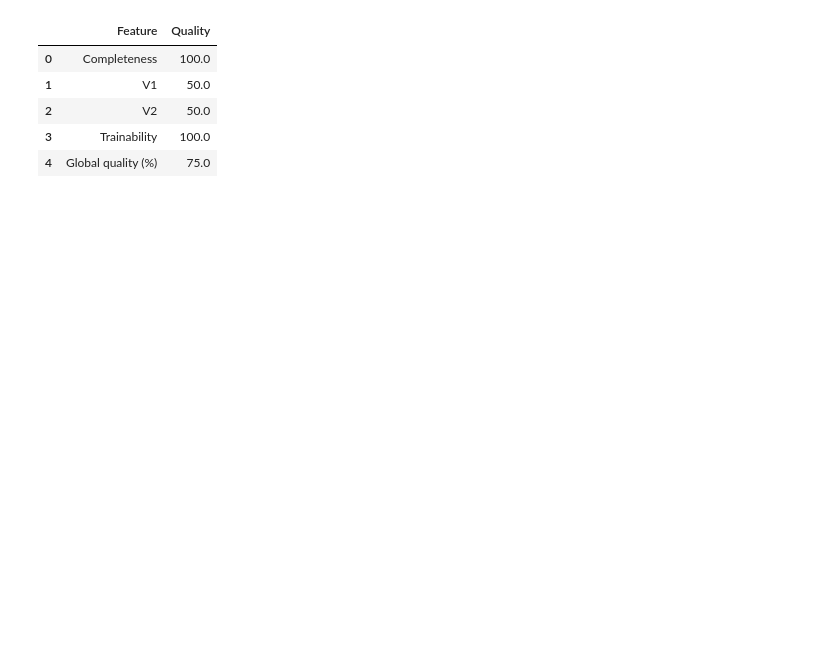
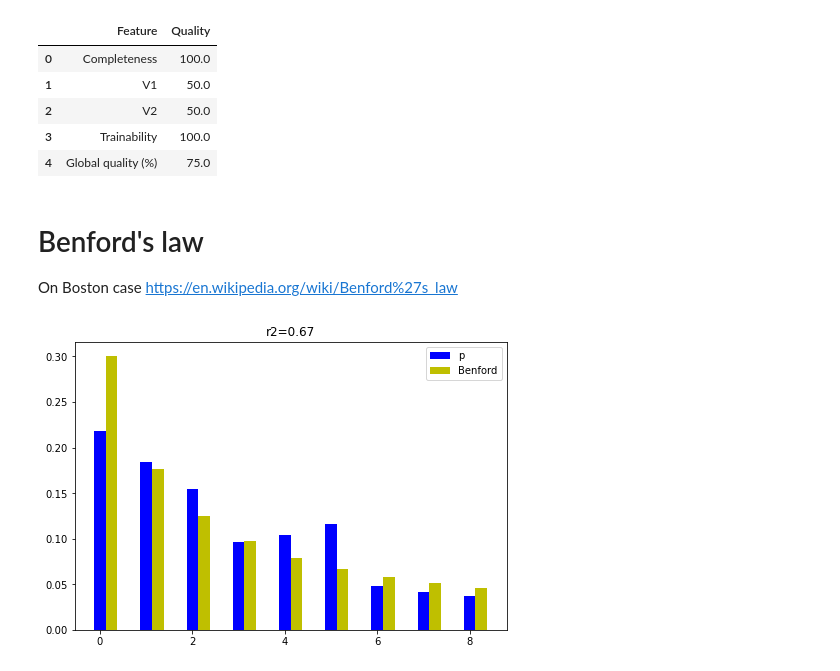
Before and after one commit to l0d0v1c/Data-quality-score, a Jupyter notebook: DQS.ipynb, the cells around one changed output. Drawn from its saved outputs; the diff is of its cells as text; code cells hidden in the pictures; blank space fills up the shorter version.

Commit message:
benford

```diff
--- a/DQS.ipynb
+++ b/DQS.ipynb
@@ -116,3 +113,52 @@ dataquality(df,granulo=500)
 | 2 | V2 | 50.0 |
 | 3 | Trainability | 100.0 |
 | 4 | Global quality (%) | 75.0 |
+# %% [markdown]
+# Benford's law
+On Boston case
+https://en.wikipedia.org/wiki/Benford%27s_law
+# %%
+def benfordslaw(df,centered=False):
+    """
+    Calculation of Benford's law
+
+    """
+    res=[]
+    cols=[]
+    ben=[0 for _ in range(9)]
+    for col,typ in zip(df.columns,df.dtypes):
+        if typ!="object":
+            maxi,mini=df[col].abs().max(),df[col].abs().min()
+            cols.append(col)
+            if centered:
+                c=(df[col].abs()-mini)/(maxi-mini)*1000
+            else:
+                c=df[col].abs()*1000
+            c=c.to_numpy().astype(int).astype(str)
+
+
+
+            for x in c:
+                if x[0]!='0':
+                    ben[int(x[0])-1]+=1
+    ben=np.array(ben)/sum(ben)
+    res.append(ben)
+    res=np.array(res)
+    res=res.reshape(9,res.shape[0])
+    res=pd.DataFrame(res,index=[i+1 for i in range(9)],columns=["p"])
+    res["Benford"]=[np.log10(1+1/x) for x in res.index]
+    r2=r2_score(res.p,res.Benford)
+    return res,r2
+# %%
+res,r2=benfordslaw(boston,centered=False)
+# %%
+fig = plt.figure()
+ax = fig.add_axes([0,0,1,1])
+X = np.arange(9)
+ax.bar(X + 0.00, res.p, color = 'b', width = 0.25)
+ax.bar(X + 0.25, res.Benford, color = 'y', width = 0.25)
+ax.legend(labels=res.columns)
+plt.title(f"r2={r2:.2}")
+plt.show()
+# %% [output]
+[figure, added]
```
Also changed, not shown: parts of 5 cells of this notebook.
